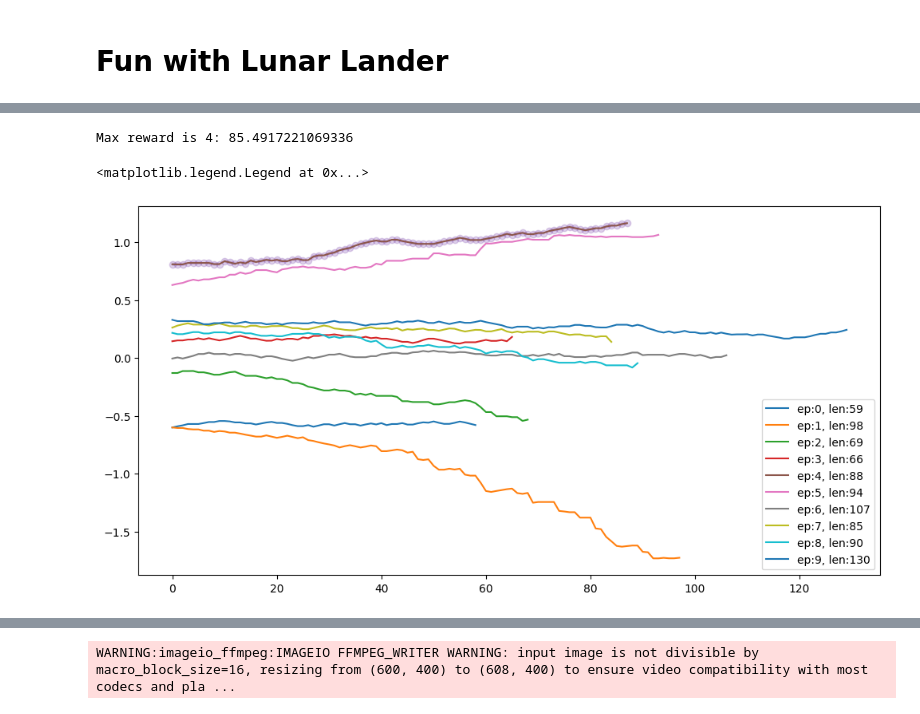
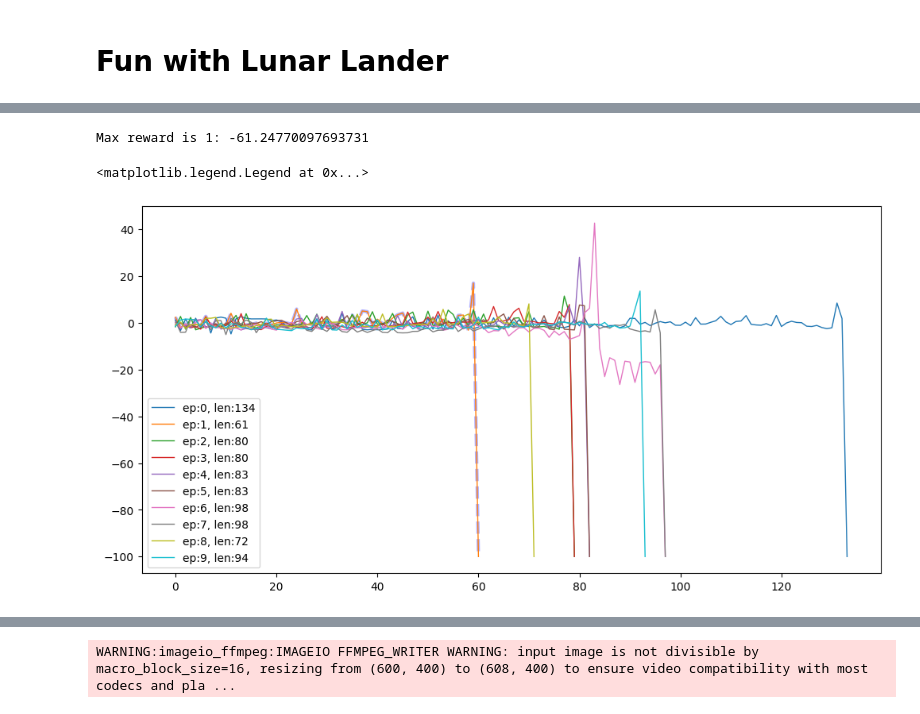
Before and after one commit to somnath3112/DRL-fun-da, a Jupyter notebook: Saving_loading_dqn_+_Episode_generation.ipynb, the cells around one changed output, grey strips where cells are left out. Cells and saved outputs as stored; diff of their text form; code cells hidden in the pictures.

```diff
--- a/Saving_loading_dqn_+_Episode_generation.ipynb
+++ b/Saving_loading_dqn_+_Episode_generation.ipynb
@@ -218,17 +218,17 @@ ep:0 has 59 steps
 # %%
 #@title Visualize the reward for generated episodes
 import matplotlib.pyplot as plt
-rewards = [[ row[0][2] for row in episode] for episode in episodes]
+rewards = [[ row[2] for row in episode] for episode in episodes]
 cum_rewards = [sum(row) for row in rewards]
 max_idx, max_reward = max(enumerate(cum_rewards), key=lambda x: x[1])
 print(f"Max reward is {max_idx}: {max_reward}")
 fig, ax = plt.subplots(1,1, figsize=(12,6))
 for idx in range(len(episodes)):
   if max_idx==idx:
-    ax.plot(rewards[idx], '--o', lw=3, alpha=0.3)
-  ax.plot(rewards[idx], label=f'ep:{idx}, len:{len(rewards[idx])}')
+    ax.plot(rewards[idx], '--b', lw=3, alpha=0.3)
+  ax.plot(rewards[idx], lw=1,label=f'ep:{idx}, len:{len(rewards[idx])}')
 ax.legend()
 # %% [output]
-Max reward is 4: 85.4917221069336
+Max reward is 1: -61.24770097693731
 <matplotlib.legend.Legend at 0x...>
-[figure, old version]
+[figure, new version]
```
Also changed, not shown: parts of 3 cells of this notebook.
